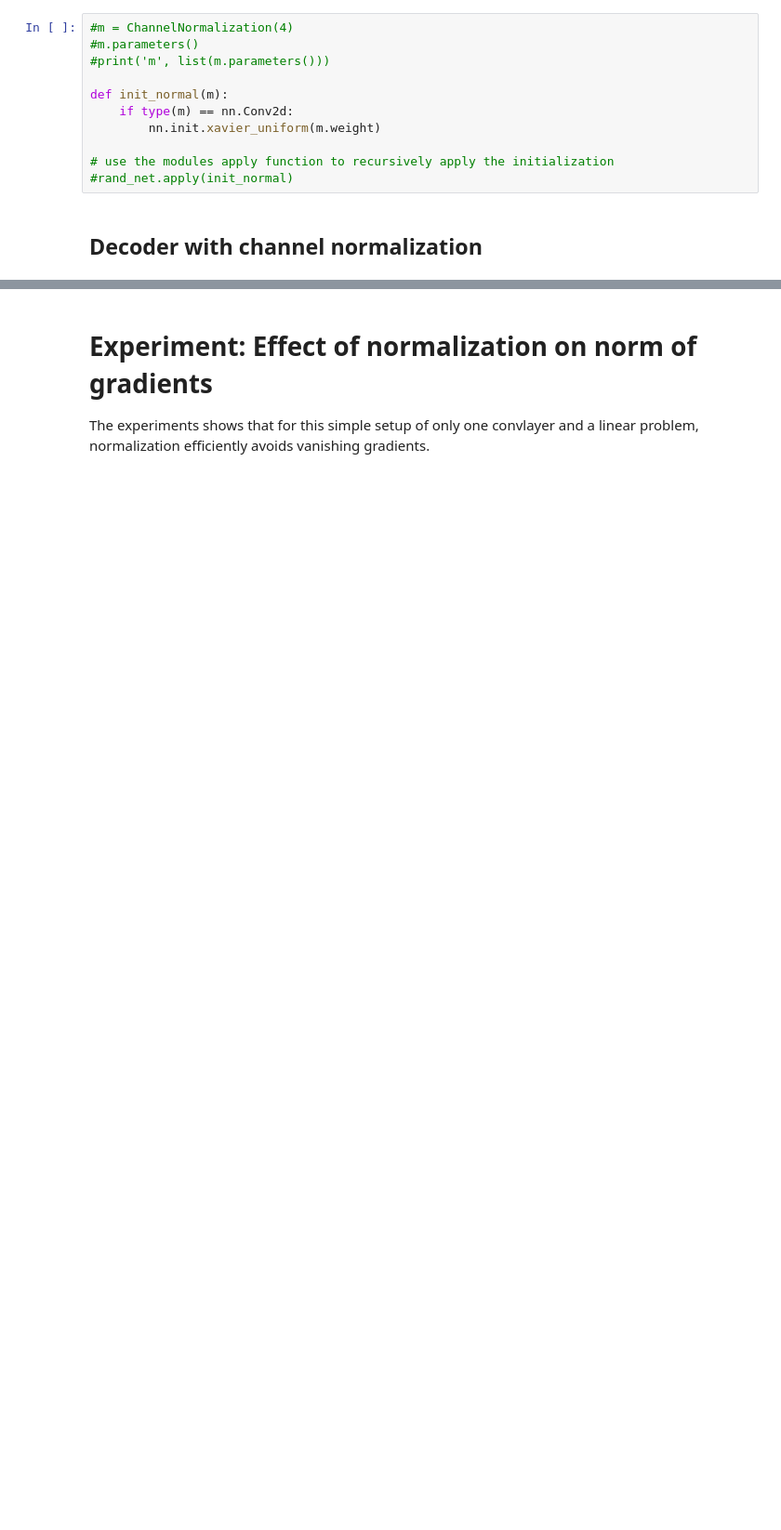
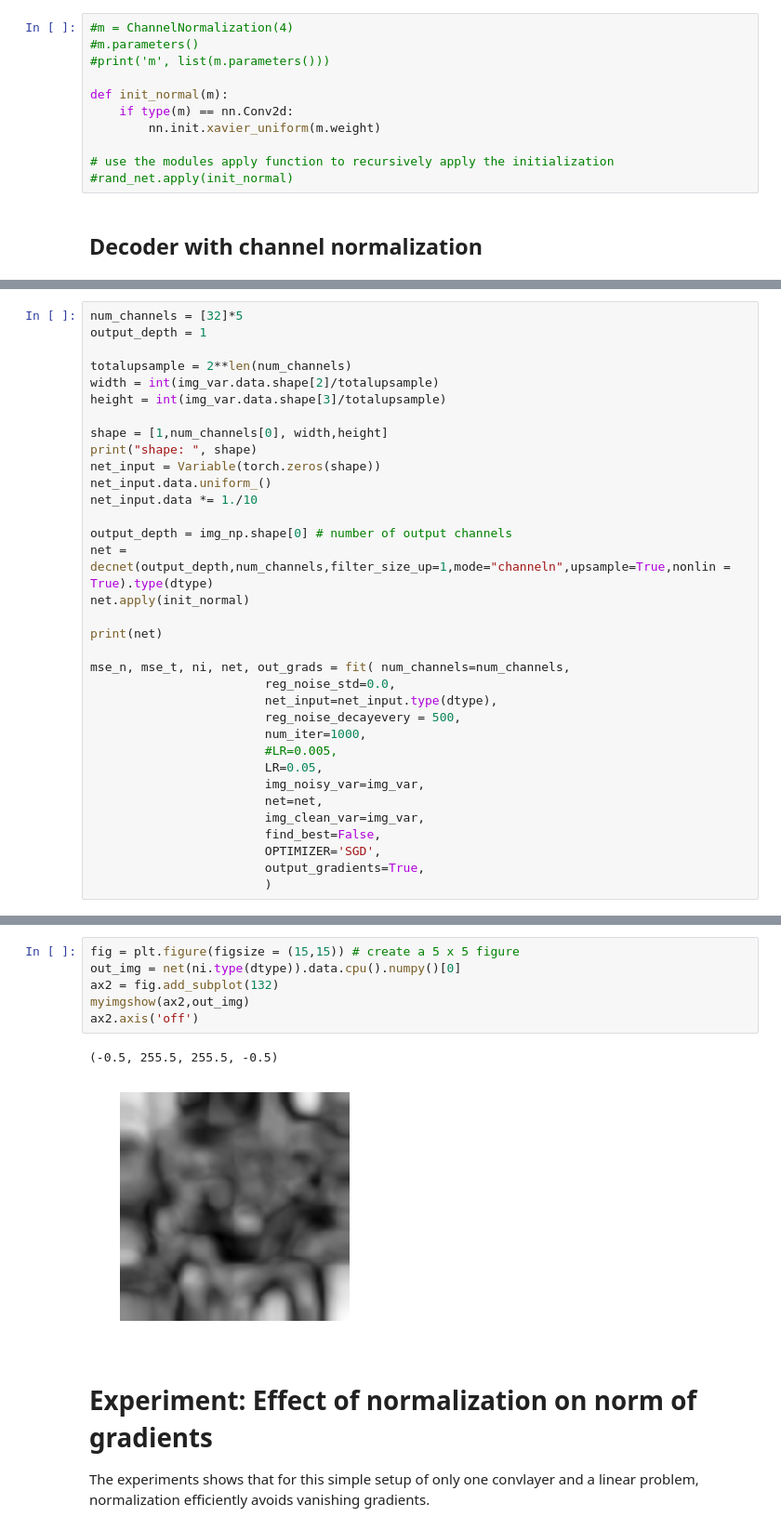
Before and after one commit to MLI-lab/channel_normalization, a Jupyter notebook: linear_nets_normalization.ipynb, the cells around one changed output, grey strips where cells are left out. Shown at 93% size. Saved outputs shown, nothing was run; the diff lists cells and outputs as text; blank space fills up the shorter version.

Commit message:
update with channel normalization

```diff
--- a/linear_nets_normalization.ipynb
+++ b/linear_nets_normalization.ipynb
@@ -283,0 +319,34 @@ RuntimeError: cuda runtime error (38) : no CUDA-capable device is detected at /o
+# %%
+num_channels = [32]*5
+output_depth = 1
+
+totalupsample = 2**len(num_channels)
+width = int(img_var.data.shape[2]/totalupsample)
+height = int(img_var.data.shape[3]/totalupsample)
+
+shape = [1,num_channels[0], width,height]
+print("shape: ", shape)
+net_input = Variable(torch.zeros(shape))
+net_input.data.uniform_()
+net_input.data *= 1./10
+
+output_depth = img_np.shape[0] # number of output channels
+net = decnet(output_depth,num_channels,filter_size_up=1,mode="channeln",upsample=True,nonlin = True).type(dtype)
+net.apply(init_normal)
+
+print(net)
+
+mse_n, mse_t, ni, net, out_grads = fit( num_channels=num_channels,
+                        reg_noise_std=0.0,
+                        net_input=net_input.type(dtype),
+                        reg_noise_decayevery = 500,
+                        num_iter=1000,
+                        #LR=0.005,
+                        LR=0.05,
+                        img_noisy_var=img_var,
+                        net=net,
+                        img_clean_var=img_var,
+                        find_best=False,
+                        OPTIMIZER='SGD',
+                        output_gradients=True,
+                        )
@@ -284,3 +371,12 @@ RuntimeError: cuda runtime error (38) : no CUDA-capable device is detected at /o
+# %%
+fig = plt.figure(figsize = (15,15)) # create a 5 x 5 figure
+out_img = net(ni.type(dtype)).data.cpu().numpy()[0]
+ax2 = fig.add_subplot(132)
+myimgshow(ax2,out_img)
+ax2.axis('off')
+# %% [output]
+(-0.5, 255.5, 255.5, -0.5)
+[figure, added]
 # %% [markdown]
 # Experiment: Effect of normalization on norm of gradients
 
```
Also changed, not shown: parts of 45 cells of this notebook.
